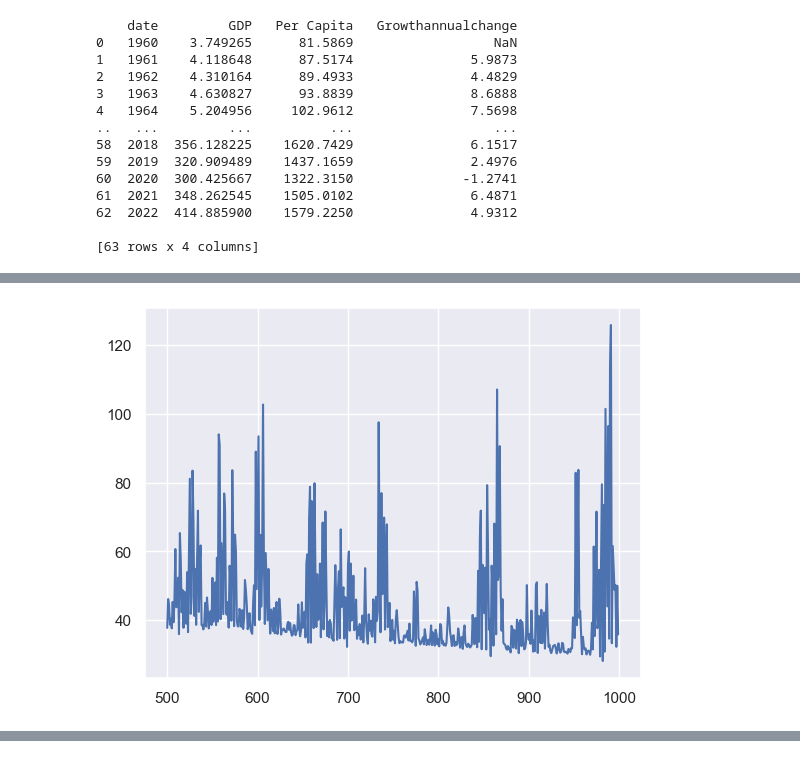
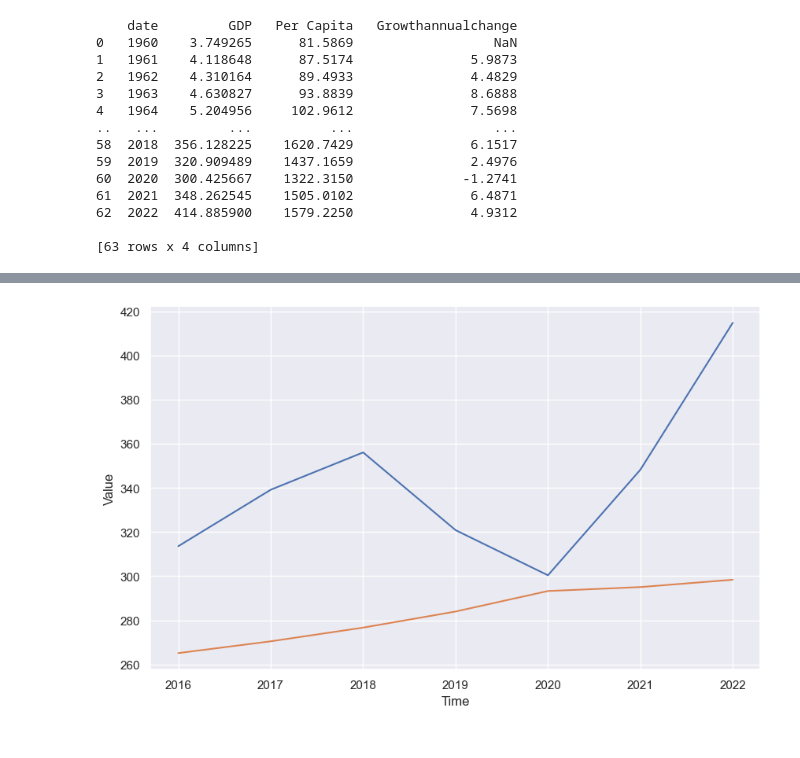
Before and after one commit to Harri200191/GDP-Prediction, a Jupyter notebook: ANN.ipynb, the cells around one changed output, grey strips where cells are left out. Saved outputs shown, nothing was run; the diff lists cells and outputs as text; code cells hidden in the pictures.

```diff
--- a/ANN.ipynb
+++ b/ANN.ipynb
@@ -196,8 +221,22 @@ plt.show()
-# %%
-loss = history.history['loss']
-epochs = range(500, len(loss))
-plot_loss = loss[500:]
-plt.plot(epochs, plot_loss, 'b', label='Training Loss')
-plt.show()
-# %% [output]
-[figure, removed]
+# %%
+def model_forecast(model, series, window_size, batch_size):
+    dataset = tf.data.Dataset.from_tensor_slices(series)
+
+    dataset = dataset.window(window_size, shift=1, drop_remainder=True)
+    dataset = dataset.flat_map(lambda w: w.batch(window_size))
+
+    # Create batches of windows
+    dataset = dataset.batch(batch_size).prefetch(1)
+    forecast = model.predict(dataset)
+
+    return forecast
+# %%
+forecast_series = series[split_time-window_size:-1]
+
+forecast = model_forecast(model, forecast_series, window_size, batch_size)
+
+results = forecast.squeeze()
+
+# Plot the results
+plot_series(time_valid, (x_valid, results))
+# %% [output]
@@ -204,3 +244,4 @@ plt.show()
+[figure, added]
 # %%
 forecast = []
 forecast_series = series[split_time - window_size:]
```
Also changed, not shown: parts of 14 cells of this notebook.
